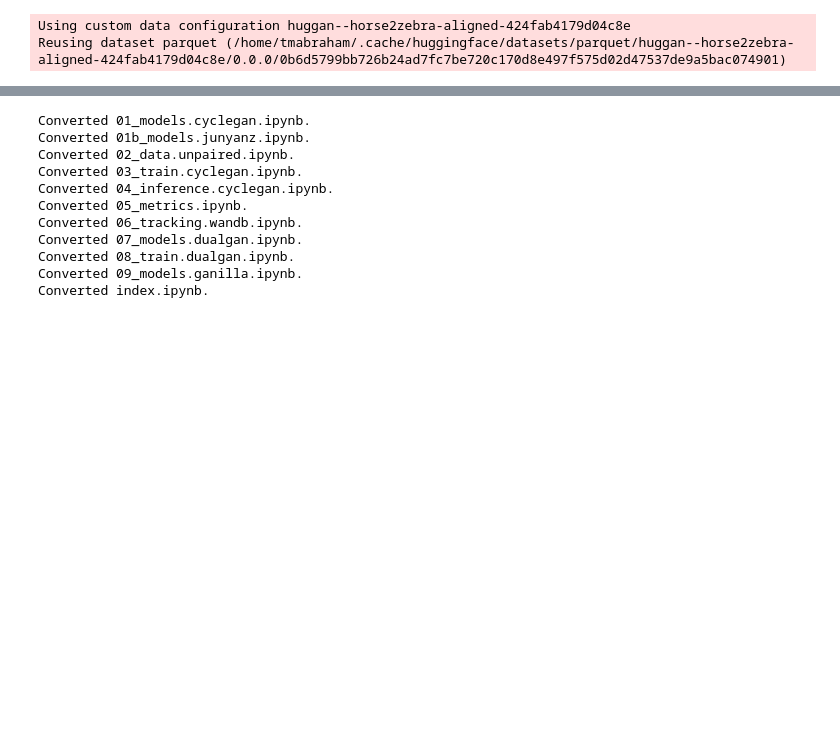
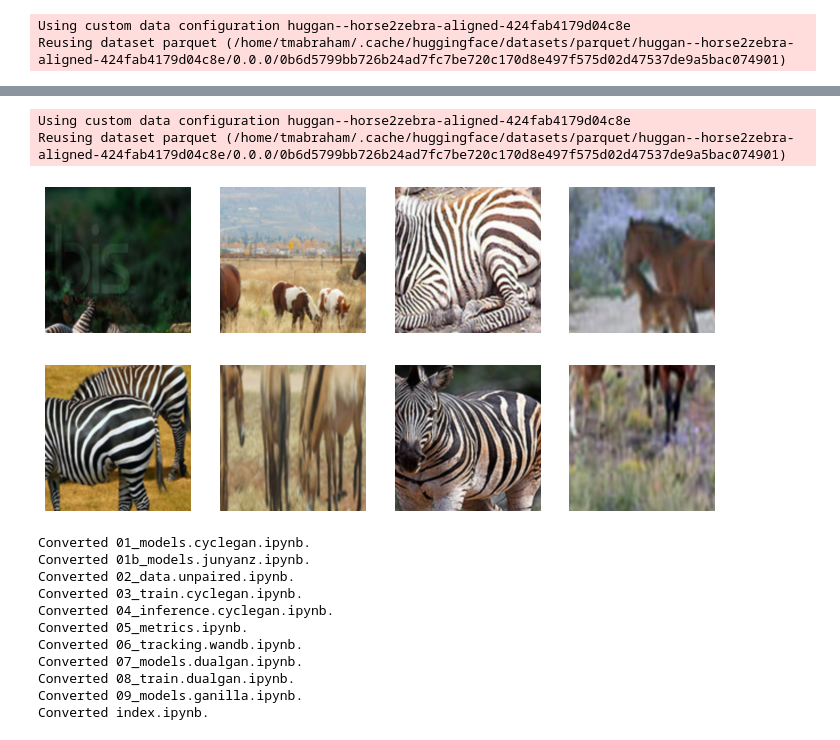
Before and after one commit to tmabraham/UPIT, a Jupyter notebook: nbs/02_data.unpaired.ipynb, the cells around one changed output, grey strips where cells are left out. Cells and saved outputs as stored; diff of their text form; code cells hidden in the pictures; blank space fills up the shorter version.

```diff
--- a/nbs/02_data.unpaired.ipynb
+++ b/nbs/02_data.unpaired.ipynb
@@ -274,6 +281,15 @@ dls.show_batch()
 # %%
 for i in dls[0]:
     pass
+# %%
+dls = get_dls_from_hf('huggan/horse2zebra',fieldA='imageB',fieldB='imageA',load_size=load_size,crop_size=crop_size,bs=bs)
+# %% [output]
+Using custom data configuration huggan--horse2zebra-aligned-424fab4179d04c8e
+Reusing dataset parquet (/home/tmabraham/.cache/huggingface/datasets/parquet/huggan--horse2zebra-aligned-424fab4179d04c8e/0.0.0/0b6d5799bb726b24ad7fc7be720c170d8e497f575d02d47537de9a5bac074901)
+# %%
+dls.show_batch()
+# %% [output]
+[figure, added]
 # %%
 #hide
 from nbdev.export import notebook2script
```
Also changed, not shown: parts of 8 cells of this notebook, 5 other files.
